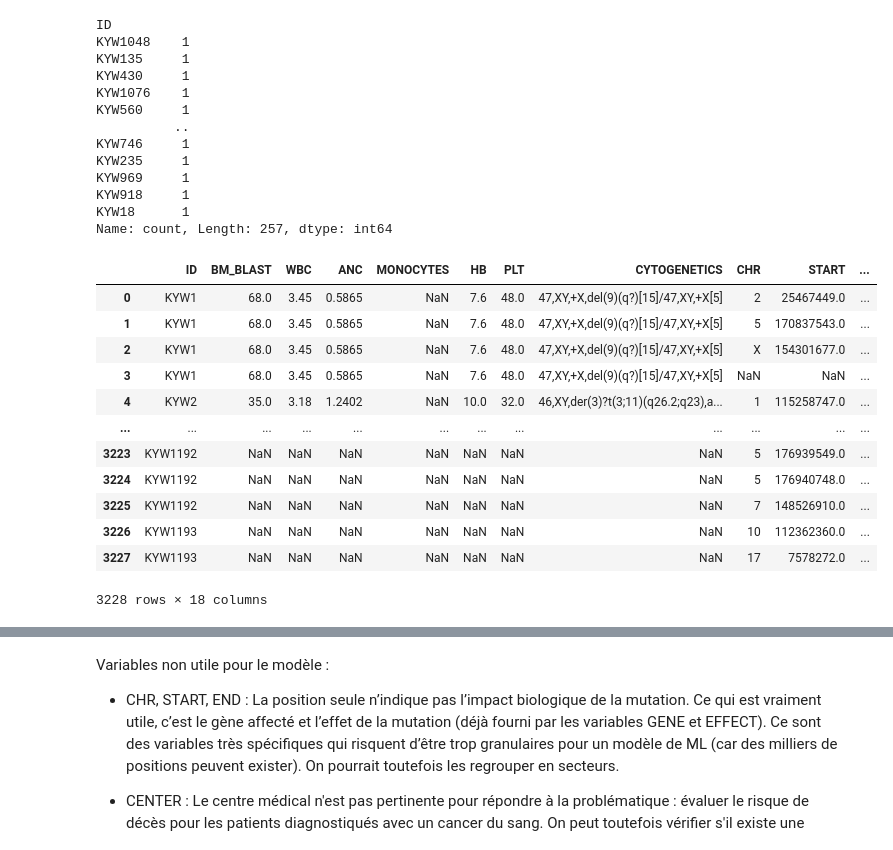
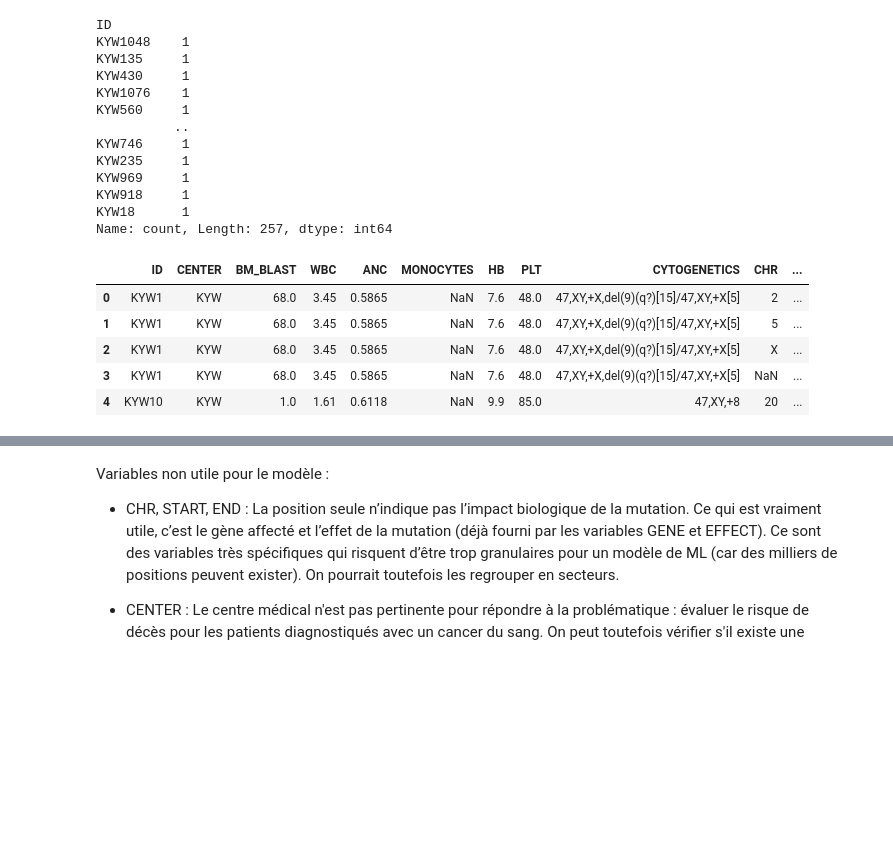
Before and after one commit to Oumaimabrini/Machine-Learning, a Jupyter notebook: Data_preparation.ipynb, the cells around one changed output, grey strips where cells are left out. Drawn from its saved outputs; the diff is of its cells as text; code cells hidden in the pictures; blank space fills up the shorter version.

```diff
--- a/Data_preparation.ipynb
+++ b/Data_preparation.ipynb
@@ -153,0 +94,4 @@ Name: count, Length: 1054, dtype: int64
+# %%
+Xtrain_mol.head()
+Xtrain_mol["ID"].value_counts()
+Xtrain_mol["EFFECT"] = Xtrain_mol["EFFECT"].astype(str)
@@ -171,22 +128,16 @@ KYW18      1
 Name: count, Length: 257, dtype: int64
 # %%
 #Merge la data VERIFIER NB ROWS PAR DATAFRAME
-data_train = Xtrain_clin.merge(Xtrain_mol, on='ID', how = "left")
+data_train = Xtrain_clin.merge(Xtrain_mol, on='ID', how = "outer")
+X_test = Xtest_clin.merge(Xtest_mol, on='ID', how='outer')
 # %%
-data_train
+data_train.head()
 # %% [output]
-|  | ID | BM_BLAST | WBC | ANC | MONOCYTES | HB | PLT | CYTOGENETICS | CHR | START | ... |
-| 0 | KYW1 | 68.0 | 3.45 | 0.5865 | NaN | 7.6 | 48.0 | 47,XY,+X,del(9)(q?)[15]/47,XY,+X[5] | 2 | 25467449.0 | ... |
-| 1 | KYW1 | 68.0 | 3.45 | 0.5865 | NaN | 7.6 | 48.0 | 47,XY,+X,del(9)(q?)[15]/47,XY,+X[5] | 5 | 170837543.0 | ... |
-| 2 | KYW1 | 68.0 | 3.45 | 0.5865 | NaN | 7.6 | 48.0 | 47,XY,+X,del(9)(q?)[15]/47,XY,+X[5] | X | 154301677.0 | ... |
-| 3 | KYW1 | 68.0 | 3.45 | 0.5865 | NaN | 7.6 | 48.0 | 47,XY,+X,del(9)(q?)[15]/47,XY,+X[5] | NaN | NaN | ... |
-| 4 | KYW2 | 35.0 | 3.18 | 1.2402 | NaN | 10.0 | 32.0 | 46,XY,der(3)?t(3;11)(q26.2;q23),a... | 1 | 115258747.0 | ... |
-| ... | ... | ... | ... | ... | ... | ... | ... | ... | ... | ... | ... |
-| 3223 | KYW1192 | NaN | NaN | NaN | NaN | NaN | NaN | NaN | 5 | 176939549.0 | ... |
-| 3224 | KYW1192 | NaN | NaN | NaN | NaN | NaN | NaN | NaN | 5 | 176940748.0 | ... |
-| 3225 | KYW1192 | NaN | NaN | NaN | NaN | NaN | NaN | NaN | 7 | 148526910.0 | ... |
-| 3226 | KYW1193 | NaN | NaN | NaN | NaN | NaN | NaN | NaN | 10 | 112362360.0 | ... |
-| 3227 | KYW1193 | NaN | NaN | NaN | NaN | NaN | NaN | NaN | 17 | 7578272.0 | ... |
+|  | ID | CENTER | BM_BLAST | WBC | ANC | MONOCYTES | HB | PLT | CYTOGENETICS | CHR | ... |
+| 0 | KYW1 | KYW | 68.0 | 3.45 | 0.5865 | NaN | 7.6 | 48.0 | 47,XY,+X,del(9)(q?)[15]/47,XY,+X[5] | 2 | ... |
+| 1 | KYW1 | KYW | 68.0 | 3.45 | 0.5865 | NaN | 7.6 | 48.0 | 47,XY,+X,del(9)(q?)[15]/47,XY,+X[5] | 5 | ... |
+| 2 | KYW1 | KYW | 68.0 | 3.45 | 0.5865 | NaN | 7.6 | 48.0 | 47,XY,+X,del(9)(q?)[15]/47,XY,+X[5] | X | ... |
+| 3 | KYW1 | KYW | 68.0 | 3.45 | 0.5865 | NaN | 7.6 | 48.0 | 47,XY,+X,del(9)(q?)[15]/47,XY,+X[5] | NaN | ... |
+| 4 | KYW10 | KYW | 1.0 | 1.61 | 0.6118 | NaN | 9.9 | 85.0 | 47,XY,+8 | 20 | ... |
-3228 rows × 18 columns
 # %%
 data_train = data_train.drop(columns = ["CENTER"])
```
Also changed, not shown: parts of 39 cells of this notebook, 7 other files.
